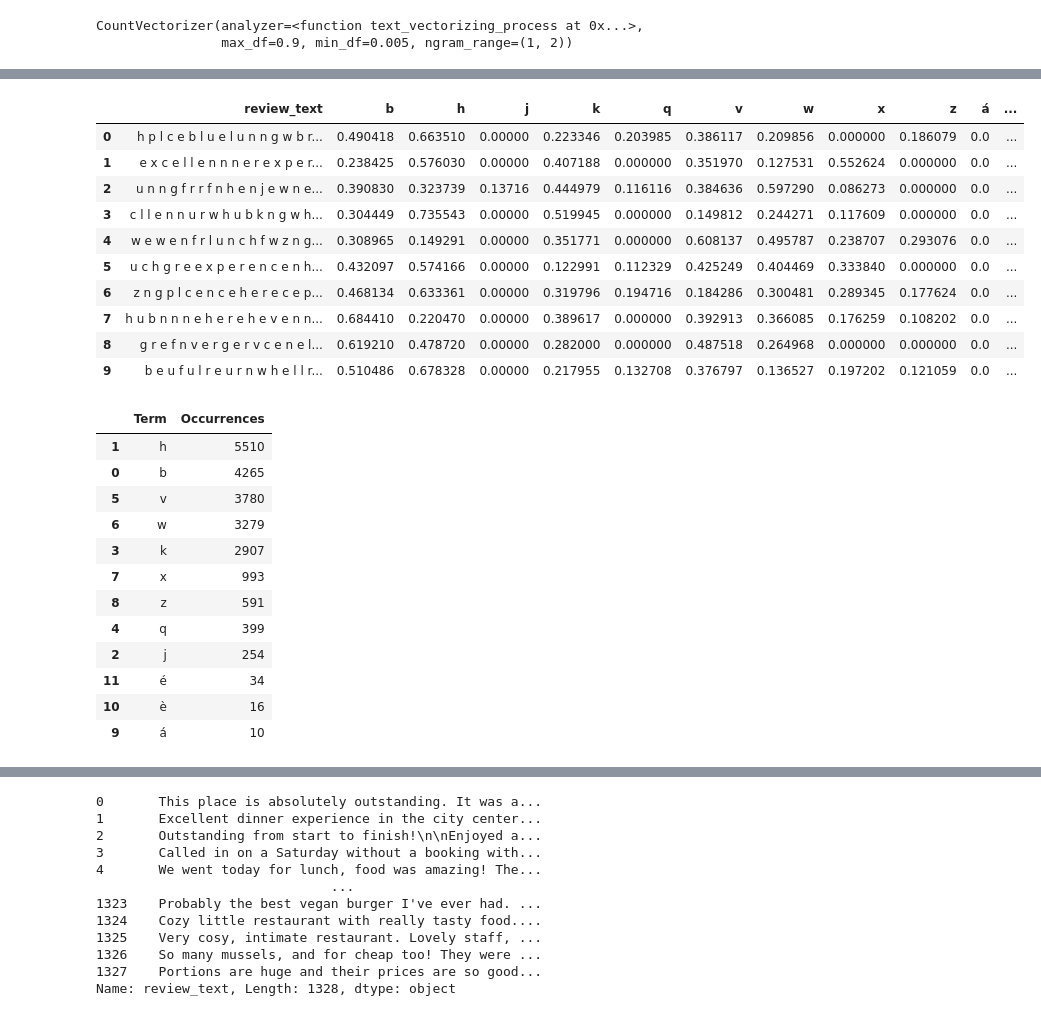
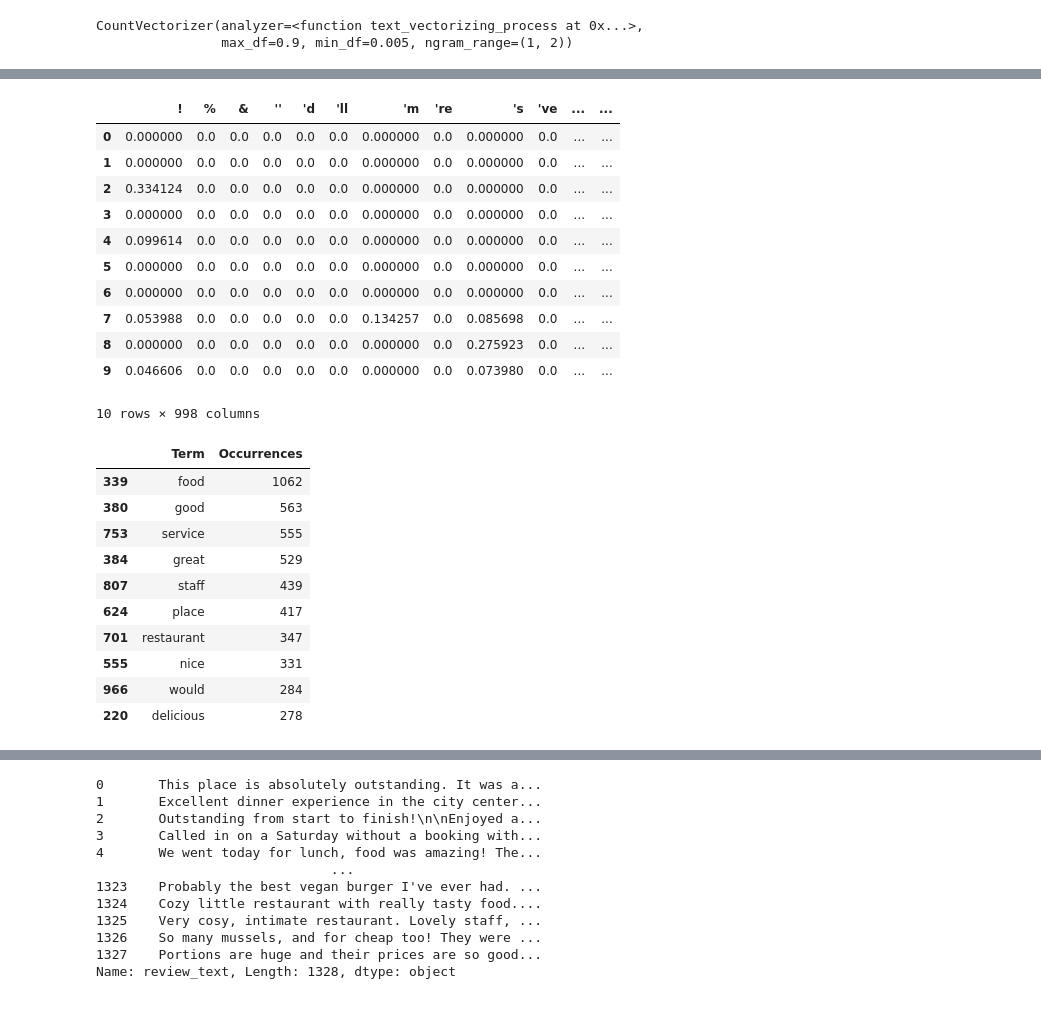
Before and after one commit to teresaq1/thesis_Capstone-project_Msc_FakeReviews, a Jupyter notebook: code_2.ipynb, the cells around one changed output, grey strips where cells are left out. Cells and saved outputs as stored; diff of their text form; code cells hidden in the pictures.

Commit message:
data preprocessing updated
data preprocessing  section updated and explanded

```diff
--- a/code_2.ipynb
+++ b/code_2.ipynb
@@ -547,11 +547,19 @@ df['check 7'].value_counts()
 0    696
 1    632
 Name: check 7, dtype: int64
+# %%
+#removing stopwords for purpose of countvectorizer
+df['review_text'].astype(str)
+df['review_text'] = df['review_text'].apply(remove_stopwords)
+# %%
+#removing punctuation for purpose of countvectorizer
+df['review_text'] = df['review_text'].str.replace('[^\w\s]', '')
 # %%
 #Count how many times each term shows up in each review
 def text_vectorizing_process(string):
     return [word for word in string.split()]
 # %%
+#2nd tokenizing-delete previous
 from sklearn.feature_extraction.text import CountVectorizer
 
 cvec = CountVectorizer(
@@ -560,7 +568,7 @@ cvec = CountVectorizer(
     min_df=0.005,
     max_df=0.9
 )
-cvec.fit(data_c['review_text'])
+cvec.fit(df['review_text'])
 # %% [output]
 CountVectorizer(analyzer=<function text_vectorizing_process at 0x...>,
                 max_df=0.9, min_df=0.005, ngram_range=(1, 2))
@@ -572,6 +580,6 @@ len(cvec.vocabulary_)
 # %%
 # Creating the bag-of-words representation , Term counts for each review
-cvec_counts = cvec.transform(data_c['review_text'])
+cvec_counts = cvec.transform(df['review_text'])
 print('sparse matrix shape:', cvec_counts.shape)
 print('nonzero count:', cvec_counts.nnz)
 print('sparsity: %.2f%%' % (100.0 * cvec_counts.nnz / (cvec_counts.shape[0] * cvec_counts.shape[1])))
@@ -629,37 +637,36 @@ print(model.head(10))
 # %%
 # Merging td-idf weight matrix with original DataFrame data2
-model = pd.merge(cleaned_text, model, left_index=True, right_index=True)
+#model = pd.merge(cleaned_text, model, left_index=True, right_index=True)
 # Check the merged dataset
 model.head(10)
 # %% [output]
-|  | review_text | b | h | j | k | q | v | w | x | z | á | ... |
-| 0 | h p l c e b l u e l u n n g w b r... | 0.490418 | 0.663510 | 0.00000 | 0.223346 | 0.203985 | 0.386117 | 0.209856 | 0.000000 | 0.186079 | 0.0 | ... |
-| 1 | e x c e l l e n n n e r e x p e r... | 0.238425 | 0.576030 | 0.00000 | 0.407188 | 0.000000 | 0.351970 | 0.127531 | 0.552624 | 0.000000 | 0.0 | ... |
-| 2 | u n n g f r r f n h e n j e w n e... | 0.390830 | 0.323739 | 0.13716 | 0.444979 | 0.116116 | 0.384636 | 0.597290 | 0.086273 | 0.000000 | 0.0 | ... |
-| 3 | c l l e n n u r w h u b k n g w h... | 0.304449 | 0.735543 | 0.00000 | 0.519945 | 0.000000 | 0.149812 | 0.244271 | 0.117609 | 0.000000 | 0.0 | ... |
-| 4 | w e w e n f r l u n c h f w z n g... | 0.308965 | 0.149291 | 0.00000 | 0.351771 | 0.000000 | 0.608137 | 0.495787 | 0.238707 | 0.293076 | 0.0 | ... |
-| 5 | u c h g r e e x p e r e n c e n h... | 0.432097 | 0.574166 | 0.00000 | 0.122991 | 0.112329 | 0.425249 | 0.404469 | 0.333840 | 0.000000 | 0.0 | ... |
-| 6 | z n g p l c e n c e h e r e c e p... | 0.468134 | 0.633361 | 0.00000 | 0.319796 | 0.194716 | 0.184286 | 0.300481 | 0.289345 | 0.177624 | 0.0 | ... |
-| 7 | h u b n n n e h e r e h e v e n n... | 0.684410 | 0.220470 | 0.00000 | 0.389617 | 0.000000 | 0.392913 | 0.366085 | 0.176259 | 0.108202 | 0.0 | ... |
-| 8 | g r e f n v e r g e r v c e n e l... | 0.619210 | 0.478720 | 0.00000 | 0.282000 | 0.000000 | 0.487518 | 0.264968 | 0.000000 | 0.000000 | 0.0 | ... |
-| 9 | b e u f u l r e u r n w h e l l r... | 0.510486 | 0.678328 | 0.00000 | 0.217955 | 0.132708 | 0.376797 | 0.136527 | 0.197202 | 0.121059 | 0.0 | ... |
+|  | ! | % | & | '' | 'd | 'll | 'm | 're | 's | 've | ... | ... |
+| 0 | 0.000000 | 0.0 | 0.0 | 0.0 | 0.0 | 0.0 | 0.000000 | 0.0 | 0.000000 | 0.0 | ... | ... |
+| 1 | 0.000000 | 0.0 | 0.0 | 0.0 | 0.0 | 0.0 | 0.000000 | 0.0 | 0.000000 | 0.0 | ... | ... |
+| 2 | 0.334124 | 0.0 | 0.0 | 0.0 | 0.0 | 0.0 | 0.000000 | 0.0 | 0.000000 | 0.0 | ... | ... |
+| 3 | 0.000000 | 0.0 | 0.0 | 0.0 | 0.0 | 0.0 | 0.000000 | 0.0 | 0.000000 | 0.0 | ... | ... |
+| 4 | 0.099614 | 0.0 | 0.0 | 0.0 | 0.0 | 0.0 | 0.000000 | 0.0 | 0.000000 | 0.0 | ... | ... |
+| 5 | 0.000000 | 0.0 | 0.0 | 0.0 | 0.0 | 0.0 | 0.000000 | 0.0 | 0.000000 | 0.0 | ... | ... |
+| 6 | 0.000000 | 0.0 | 0.0 | 0.0 | 0.0 | 0.0 | 0.000000 | 0.0 | 0.000000 | 0.0 | ... | ... |
+| 7 | 0.053988 | 0.0 | 0.0 | 0.0 | 0.0 | 0.0 | 0.134257 | 0.0 | 0.085698 | 0.0 | ... | ... |
+| 8 | 0.000000 | 0.0 | 0.0 | 0.0 | 0.0 | 0.0 | 0.000000 | 0.0 | 0.275923 | 0.0 | ... | ... |
+| 9 | 0.046606 | 0.0 | 0.0 | 0.0 | 0.0 | 0.0 | 0.000000 | 0.0 | 0.073980 | 0.0 | ... | ... |
+10 rows × 998 columns
 # %%
-#top 30 frequently occured words in the review
+#top 100 frequently occured words in the review
 occ = np.asarray(cvec_counts.sum(axis=0)).ravel().tolist()
 counts_df = pd.DataFrame({'Term': cvec.get_feature_names_out(), 'Occurrences': occ})
-counts_df.sort_values(by='Occurrences', ascending=False).head(30)
+counts_df.sort_values(by='Occurrences', ascending=False).head(10)
 # %% [output]
 |  | Term | Occurrences |
-| 1 | h | 5510 |
-| 0 | b | 4265 |
-| 5 | v | 3780 |
-| 6 | w | 3279 |
-| 3 | k | 2907 |
-| 7 | x | 993 |
-| 8 | z | 591 |
-| 4 | q | 399 |
-| 2 | j | 254 |
-| 11 | é | 34 |
-| 10 | è | 16 |
-| 9 | á | 10 |
+| 339 | food | 1062 |
+| 380 | good | 563 |
+| 753 | service | 555 |
+| 384 | great | 529 |
+| 807 | staff | 439 |
+| 624 | place | 417 |
+| 701 | restaurant | 347 |
+| 555 | nice | 331 |
+| 966 | would | 284 |
+| 220 | delicious | 278 |
 # %%
```
Also changed, not shown: parts of 20 cells of this notebook, 1 other file.
